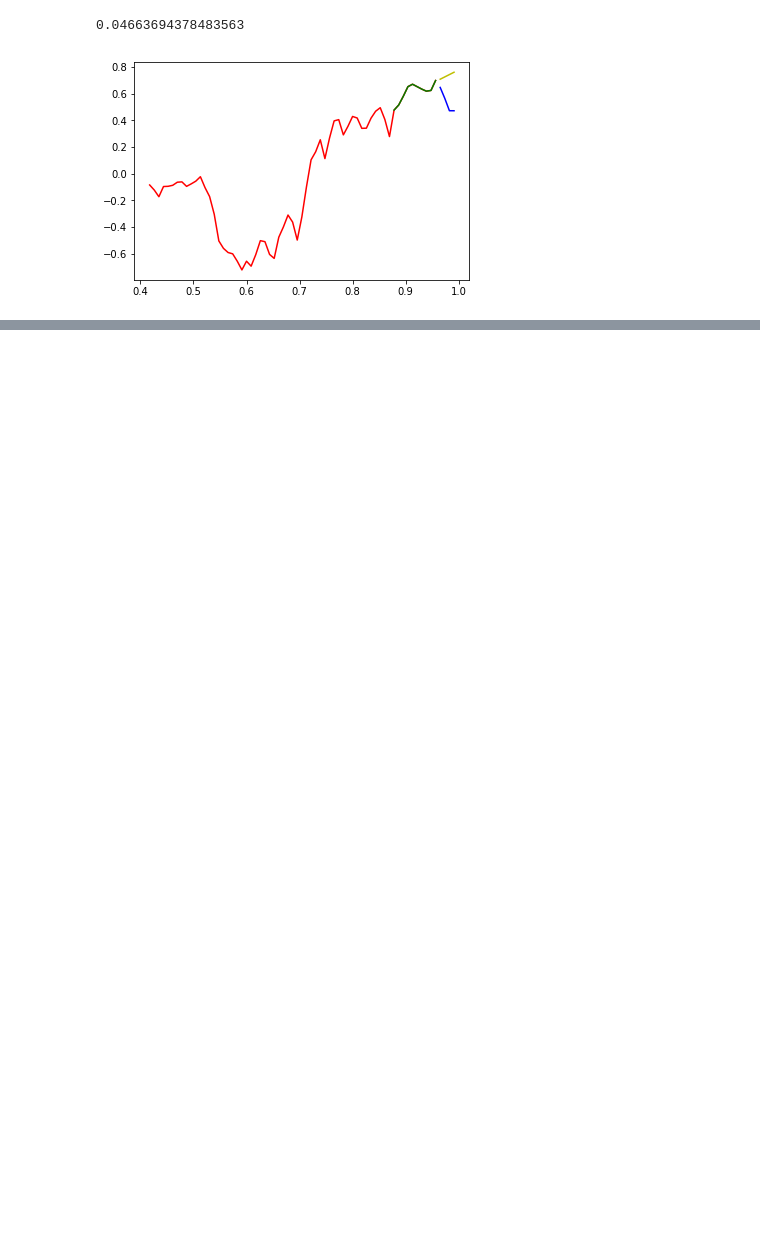
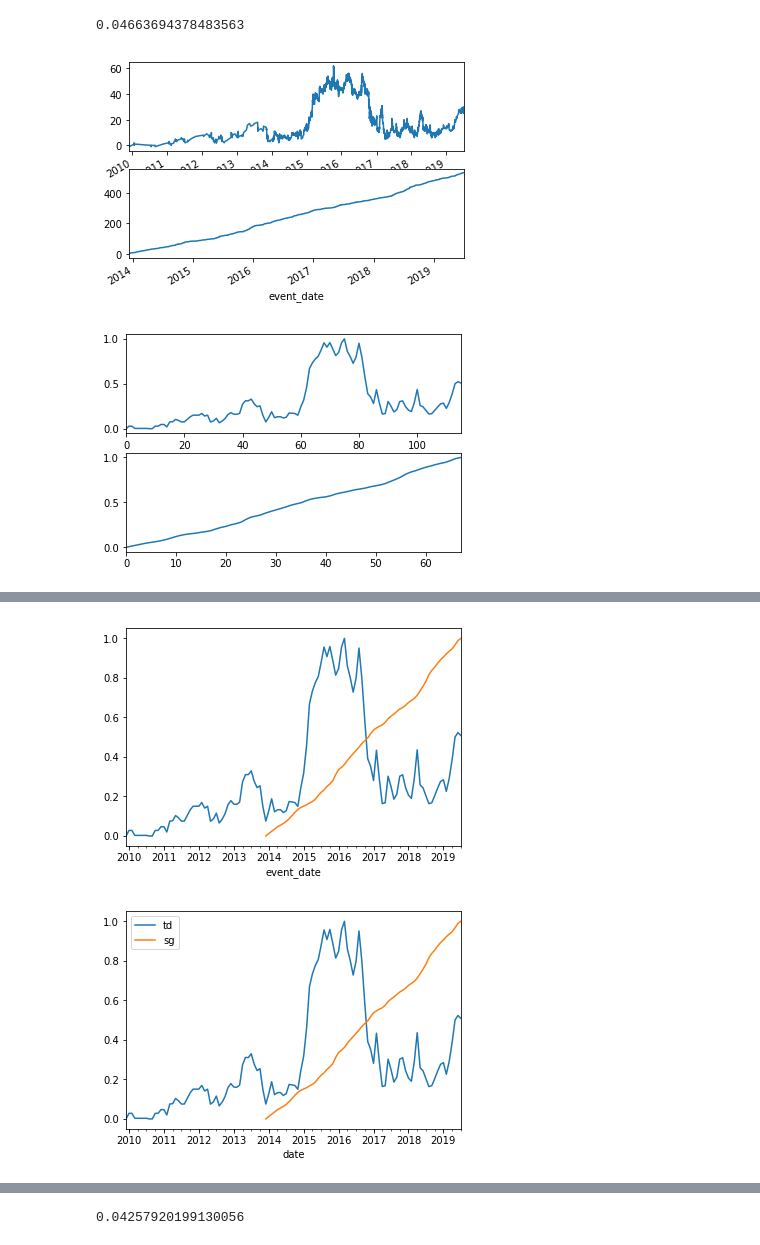
Before and after one commit to tshrove/phd-project, a Jupyter notebook: IEEE_Software_C_SimpleRegressionFinite.ipynb, the cells around one changed output, grey strips where cells are left out. Drawn from its saved outputs; the diff is of its cells as text; code cells hidden in the pictures; blank space fills up the shorter version.

Commit message:
Got everything working for looping

```diff
--- a/IEEE_Software_C_SimpleRegressionFinite.ipynb
+++ b/IEEE_Software_C_SimpleRegressionFinite.ipynb
@@ -53,12 +57,3 @@ def get_filter_data(jira_proj, github_proj):
   # filter stargazer data to one project
   df2 = stargazer_dataframe[stargazer_dataframe.repokey == github_proj]
   return df1, df2
-# %%
-node_dataframe, node_sg_dataframe = get_filter_data(jira_project_name, github_project_name)
-
-fig = plt.figure()
-ax1 = plt.subplot(211)
-node_dataframe['cumlative_value'].plot()
-
-ax2 = plt.subplot(212)
-node_sg_dataframe['cumlative_value'].plot()
@@ -85,9 +77,5 @@ Use the normalization function on both datasets and plot the results.
 # %%
 def normalize_cumlative_value_col(column_name):
   node_dataframe['cumlative_value_percentage'] = normalize_column(node_dataframe, column_name)
-  node_sg_dataframe['cumlative_value_percentage']= normalize_column(node_sg_dataframe, column_name)
-  # Get the data to a series of the cumlative_value column
-  plt.subplot(211)
-  node_dataframe['cumlative_value_percentage'].plot()
-  plt.subplot(212)
-  node_sg_dataframe['cumlative_value_percentage'].plot()
+  node_sg_dataframe['cumlative_value_percentage'] = normalize_column(node_sg_dataframe, column_name)
+  return node_dataframe, node_sg_dataframe
@@ -111,8 +85,8 @@ We are trying to find the earliest and most recent datas on the project in order
 # %%
 def find_oldest_and_most_recent_dates(df1, df2, col_name):
   #remove the indexing
-  df1.reset_index(inplace=True)
-  df2.reset_index(inplace=True)
+  df1.reset_index(drop=True, inplace=True)
+  df2.reset_index(drop=True, inplace=True)
 
   # find the normalization min value for x axis
   earliest_sg_date = df2[col_name].min()
@@ -271,4 +195,0 @@ def plot_everything(x_train, y_train, x_test, y_test, x_train2, y_train2, y_pred
-# %%
-plot_everything(x_train, y_train, x_test, y_test, x_train2, y_train2, y_predict)
-# %% [output]
-[figure, removed]
@@ -274,0 +261,9 @@ plot_everything(x_train, y_train, x_test, y_test, x_train2, y_train2, y_predict)
+# %%
+def do_all(jira_projects, github_projects):
+  for (jira_proj, github_proj) in zip(jira_projects, github_projects):
+    all_steps(jira_proj, github_proj)
+# %%
+do_all(jira_project_names, github_project_names)
+# %% [output]
+[figure, added]
+[figure, added]
@@ -274,0 +272,2 @@ plot_everything(x_train, y_train, x_test, y_test, x_train2, y_train2, y_predict)
+[figure, added]
+[figure, added]
@@ -274,0 +277 @@ plot_everything(x_train, y_train, x_test, y_test, x_train2, y_train2, y_predict)
+0.04257920199130056
```
Also changed, not shown: parts of 13 cells of this notebook.
